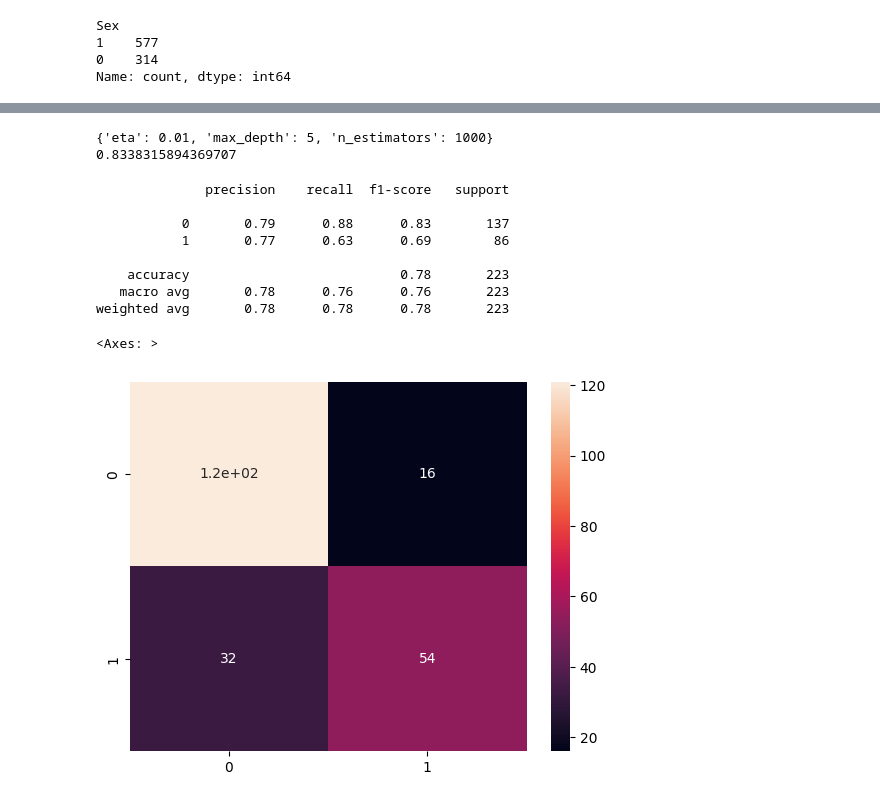
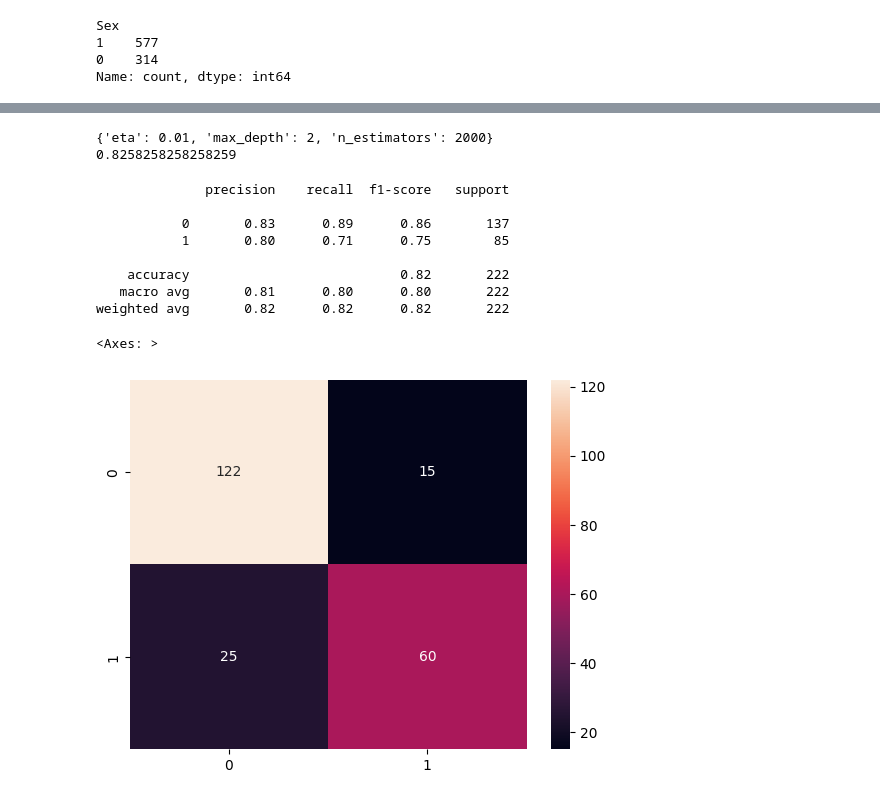
Before and after one commit to akou97/Kaggle, a Jupyter notebook: Titanic/EDA.ipynb, the cells around one changed output, grey strips where cells are left out. Saved outputs shown, nothing was run; the diff lists cells and outputs as text; code cells hidden in the pictures.

```diff
--- a/Titanic/EDA.ipynb
+++ b/Titanic/EDA.ipynb
@@ -152,6 +174,10 @@ from xgboost import XGBClassifier
 from catboost import CatBoostClassifier
 from sklearn.model_selection import train_test_split, GridSearchCV
 from sklearn.metrics import classification_report, confusion_matrix
+# %%
+df_train = df_train[df_train["Fare"]< 300]
+df_train.loc[df_train["Parch"]> 3,"Parch"] = 4
+df_train.loc[df_train["SibSp"]> 3, "SibSp"] = 4
 # %%
 X = df_train.drop(["Survived"], axis=1)
 y = df_train.Survived
@@ -218,8 +256,8 @@ GridSearchCV(cv=3,
 print(grid.best_params_)
 print(grid.best_score_)
 # %% [output]
-{'eta': 0.01, 'max_depth': 5, 'n_estimators': 1000}
-0.8338315894369707
+{'eta': 0.01, 'max_depth': 2, 'n_estimators': 2000}
+0.8258258258258259
 # %%
 y_pred_test = grid.predict(X_test)
 conf_matrix = confusion_matrix(y_test, y_pred_test)
@@ -227,14 +265,14 @@ print(classification_report(y_test, y_pred_test))
 # %% [output]
               precision    recall  f1-score   support
 
-           0       0.79      0.88      0.83       137
-           1       0.77      0.63      0.69        86
+           0       0.83      0.89      0.86       137
+           1       0.80      0.71      0.75        85
 
-    accuracy                           0.78       223
-   macro avg       0.78      0.76      0.76       223
-weighted avg       0.78      0.78      0.78       223
+    accuracy                           0.82       222
+   macro avg       0.81      0.80      0.80       222
+weighted avg       0.82      0.82      0.82       222
 # %%
-sns.heatmap(conf_matrix, annot=True,  annot_kws={"size": 10})
+sns.heatmap(conf_matrix, annot=True,  annot_kws={"size": 10}, fmt = 'd')
 # %% [output]
 <Axes: >
-[figure, old version]
+[figure, new version]
```
Also changed, not shown: parts of 9 cells of this notebook.
